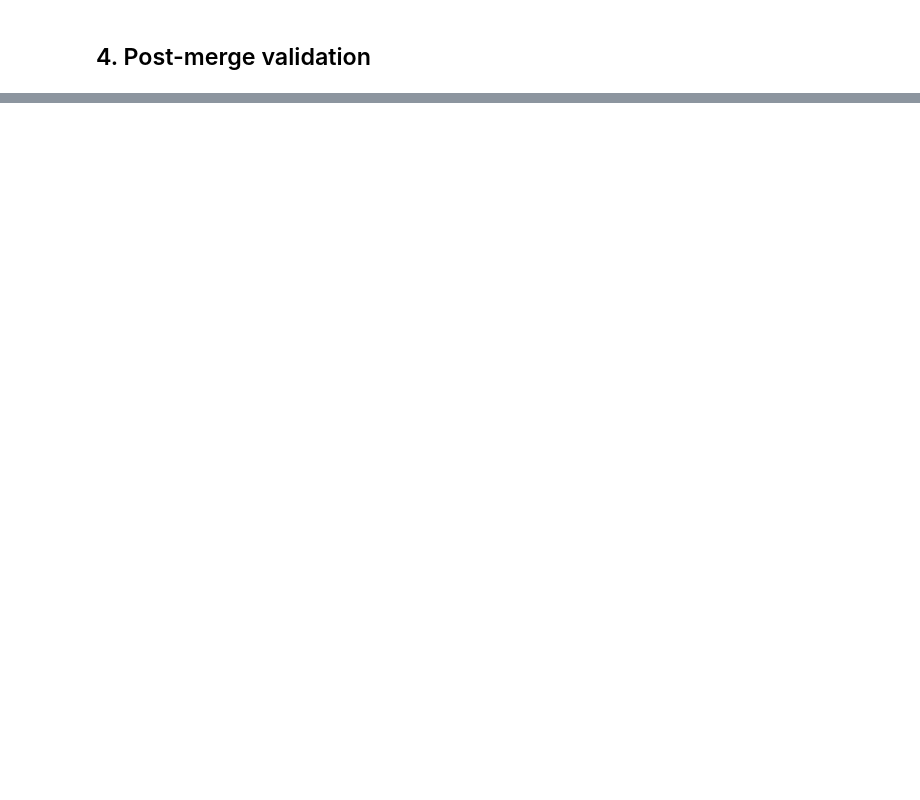
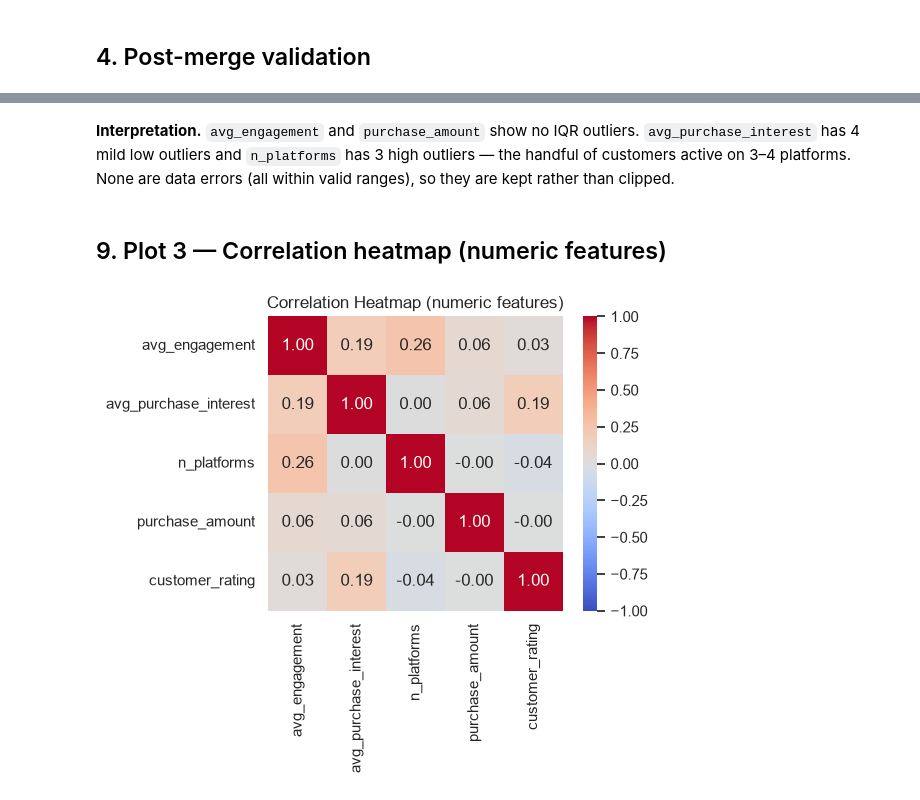
Before and after one commit to Hassan-Adelani-Luqman/g19-biometric-product-recommender, a Jupyter notebook: notebooks/01_eda_and_merge.ipynb, the cells around one changed output, grey strips where cells are left out. Cells and saved outputs as stored; diff of their text form; code cells hidden in the pictures; blank space fills up the shorter version.

```diff
--- a/notebooks/01_eda_and_merge.ipynb
+++ b/notebooks/01_eda_and_merge.ipynb
@@ -254,0 +165,3 @@ regenerate). It is the single tabular input for the Phase 5 product recommendati
+# %%
+num_cols = ["avg_engagement", "avg_purchase_interest", "n_platforms", "purchase_amount", "customer_rating"]
+merged[num_cols].describe().round(2)
@@ -254,0 +230,15 @@ regenerate). It is the single tabular input for the Phase 5 product recommendati
+# %% [markdown]
+**Interpretation.** `avg_engagement` and `purchase_amount` show no IQR outliers. `avg_purchase_interest`
+has 4 mild low outliers and `n_platforms` has 3 high outliers — the handful of customers active on 3–4
+platforms. None are data errors (all within valid ranges), so they are kept rather than clipped.
+# %% [markdown]
+## 9. Plot 3 — Correlation heatmap (numeric features)
+# %%
+fig, ax = plt.subplots(figsize=(6, 5))
+sns.heatmap(merged[num_cols].corr(), annot=True, fmt=".2f", cmap="coolwarm",
+            vmin=-1, vmax=1, square=True, ax=ax)
+ax.set_title("Correlation Heatmap (numeric features)")
+fig.tight_layout(); fig.savefig(FIG / "03_correlation_heatmap.png", dpi=120, bbox_inches="tight")
+plt.show()
+# %% [output]
+[figure, added]
```
Also changed, not shown: parts of 49 cells of this notebook, 8 other files.
